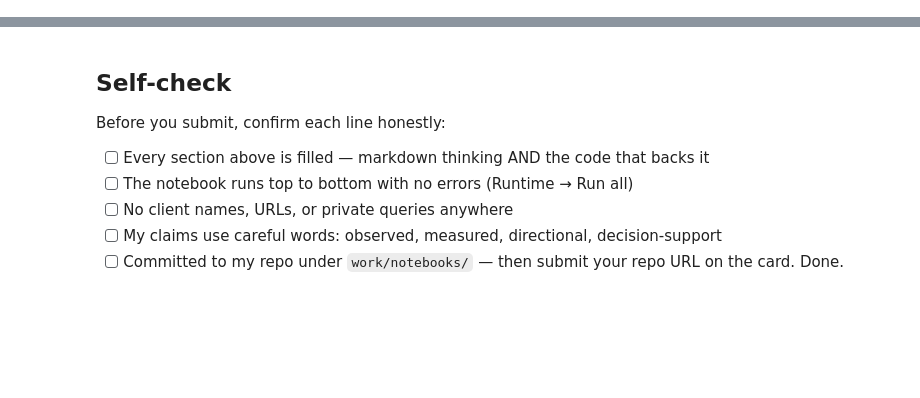
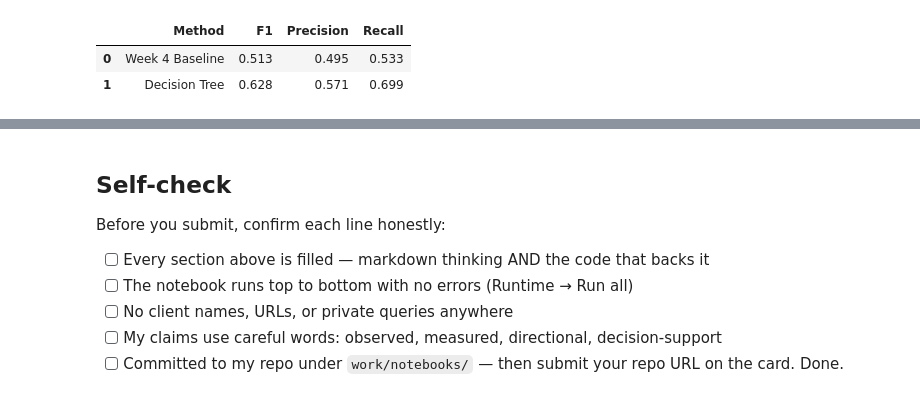
Before and after one commit to fatimahmahmood/flyrank_ml_internship, a Jupyter notebook: work/notebooks/w05_model.ipynb, the cells around one changed output, grey strips where cells are left out. Saved outputs shown, nothing was run; the diff lists cells and outputs as text; code cells hidden in the pictures; blank space fills up the shorter version.

```diff
--- a/work/notebooks/w05_model.ipynb
+++ b/work/notebooks/w05_model.ipynb
@@ -36,0 +125,28 @@ This skeleton is yours to fill. Work the sections **in order** — each one has
+# %%
+from sklearn.model_selection import GroupShuffleSplit
+
+X = model_df[features]
+y = model_df["is_declining"]
+groups = model_df["client_id"]
+
+gss = GroupShuffleSplit(
+    n_splits=1,
+    test_size=0.2,
+    random_state=42)
+
+train_idx, test_idx = next(
+    gss.split(X, y, groups))
+
+X_train = X.iloc[train_idx]
+X_test = X.iloc[test_idx]
+
+y_train = y.iloc[train_idx]
+y_test = y.iloc[test_idx]
+
+test_df = model_df.iloc[test_idx]
+
+print("Train rows:", len(X_train))
+print("Test rows:", len(X_test))
+
+print("\nTrain clients:", len(groups.iloc[train_idx].unique()))
+print("Test clients:", len(groups.iloc[test_idx].unique()))
@@ -36,0 +262,20 @@ This skeleton is yours to fill. Work the sections **in order** — each one has
+# %%
+comparison = pd.DataFrame({
+    "Method": [
+        "Week 4 Baseline",
+        "Decision Tree" ],
+    "F1": [
+        baseline_f1,
+        f1],
+    "Precision": [
+        baseline_precision,
+        precision],
+    "Recall": [
+        baseline_recall,
+        recall]
+})
+comparison.round(3)
+# %% [output]
+|  | Method | F1 | Precision | Recall |
+| 0 | Week 4 Baseline | 0.513 | 0.495 | 0.533 |
+| 1 | Decision Tree | 0.628 | 0.571 | 0.699 |
```
Also changed, not shown: parts of 24 cells of this notebook.
